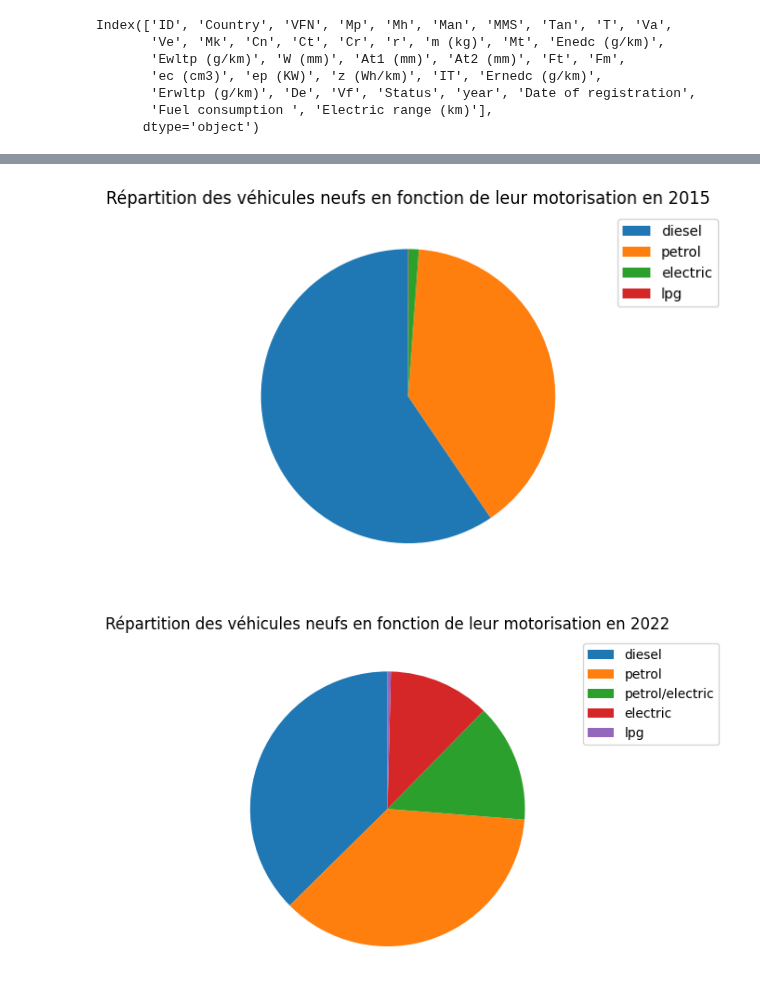
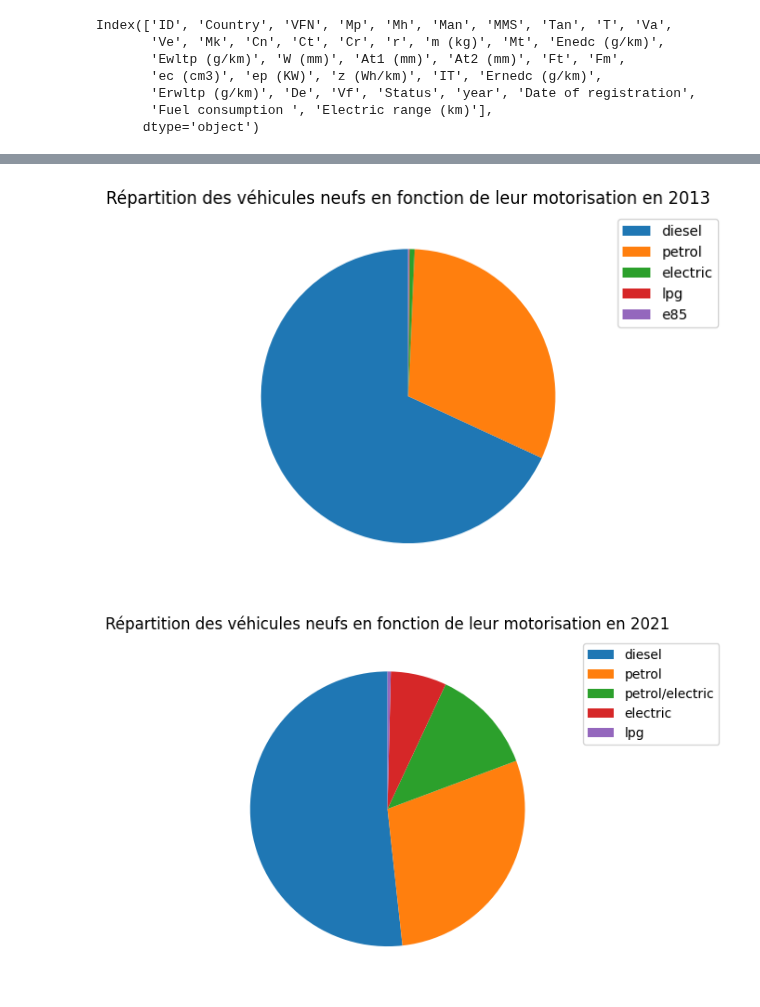
Before and after one commit to antoine-palazz/PyCar, a Jupyter notebook: data_vehicles/data_viz_eaa.ipynb, the cells around one changed output, grey strips where cells are left out. Drawn from its saved outputs; the diff is of its cells as text; code cells hidden in the pictures.

Commit message:
data_tri_emission

```diff
--- a/data_vehicles/data_viz_eaa.ipynb
+++ b/data_vehicles/data_viz_eaa.ipynb
@@ -5,8 +5,8 @@ import matplotlib.pyplot as plt
 import numpy as np
 # %%
 cwd=os.getcwd()
-data_vehicles_path=os.path.join(cwd,"data_vehicles_french1.csv")
-data_vehicles_2015_2022 = pd.read_csv(data_vehicles_path, low_memory=False).fillna(0)
+data_vehicles_path=os.path.join(cwd,"data_vehicles_french.csv")
+data_vehicles_2013_2021 = pd.read_csv(data_vehicles_path, low_memory=False).fillna(0)
 # %%
 repartitionvehiculesneufs_path = os.path.join(cwd,"sect-ind-auto-immat-energie.xlsx")
 repartitionvehiculesneufs = pd.read_excel(repartitionvehiculesneufs_path,header=3,)
@@ -82,7 +64,11 @@ Index(['ID', 'Country', 'VFN', 'Mp', 'Mh', 'Man', 'MMS', 'Tan', 'T', 'Va',
       dtype='object')
 # %%
 #on garde seulement les colonnes qui nous intéressent
-data_vehicles_final=data_vehicles_2015_2022.loc[:,['Mp','Cn','year','Ft','m (kg)','Enedc (g/km)','Electric range (km)','Fuel consumption ']].drop_duplicates(subset='Cn',keep='first').sort_values('year',ascending=True)
-#on reshape les data
+data_vehicles_final=data_vehicles_2013_2021.loc[:,['Mh','Cn','year','Ft','m (kg)','Enedc (g/km)','Ewltp (g/km)','Electric range (km)','Fuel consumption ']].drop_duplicates(subset='Cn',keep='first').sort_values('year',ascending=True)
+#on reshape les data (pour uniformiser les catégories)
+data_vehicles_final = data_vehicles_final[data_vehicles_final['Mh']!='PSA']
+data_vehicles_final = data_vehicles_final[data_vehicles_final['Ft']!=0]
 data_vehicles_final['Ft']=data_vehicles_final['Ft'].apply(lambda x : x.lower())
+
+data_vehicles_final.head(-10)
 # %% [output]
@@ -115,0 +88,14 @@ data_vehicles_final[data_vehicles_final["year"]==2015]
+# %%
+data_vehicles_constr = data_vehicles_final.loc[:,['Mh','year','Enedc (g/km)', 'Ewltp (g/km)']].groupby(['year','Mh'])
+data_emission_mean = data_vehicles_constr.mean() #on construit le dataframe de la valeur moyenne des émissions
+constr=list(set(data_vehicles_final['Mh'])) #on récupère la liste des constructeurs
+year=[2013,2021]
+for i in range(len(year)):
+    data_emission=data_emission_mean.loc[data_emission_mean.index[[3*i,3*i+1,3*i+2]]]
+    if i==0:
+        values='Enedc (g/km)' #type de controle qui a changé
+    elif i==1:
+        values = 'Ewltp (g/km)' #type de controle qui a changé
+    plt.bar(constr, data_emission[values])
+    plt.legend(bbox_to_anchor=(1.05, 1))
+    plt.show()
@@ -116,14 +107,14 @@ data_vehicles_final[data_vehicles_final["year"]==2015]
 # %%
 #affichage de la répartition des véhicules neufs dévéloppés par les constructeurs français
 
-year=[2015,2022]
+year=[2013,2021]
 for i in range(len(year)):
     data=data_vehicles_final[data_vehicles_final["year"]==year[i]]
     compt_ft=data['Ft'].value_counts()
     plt.pie(compt_ft.values, labels=compt_ft.index, startangle=90,labeldistance=None)
     plt.legend(bbox_to_anchor=(1.05, 1))
     plt.title('Répartition des véhicules neufs en fonction de leur motorisation en {}'.format(year[i]))
     plt.show()
 # %% [output]
-[figure, old version]
+[figure, new version]
-[figure, old version]
+[figure, new version]
```
Also changed, not shown: parts of 8 cells of this notebook.
